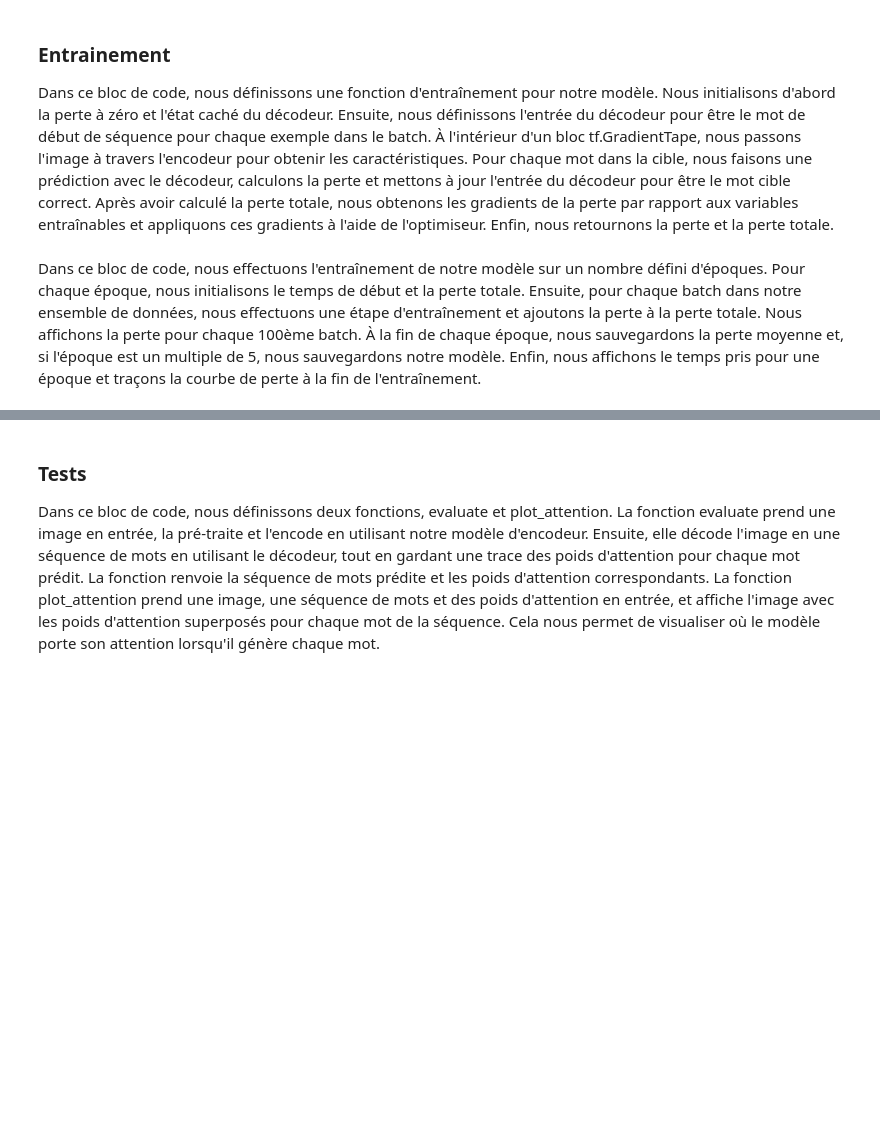
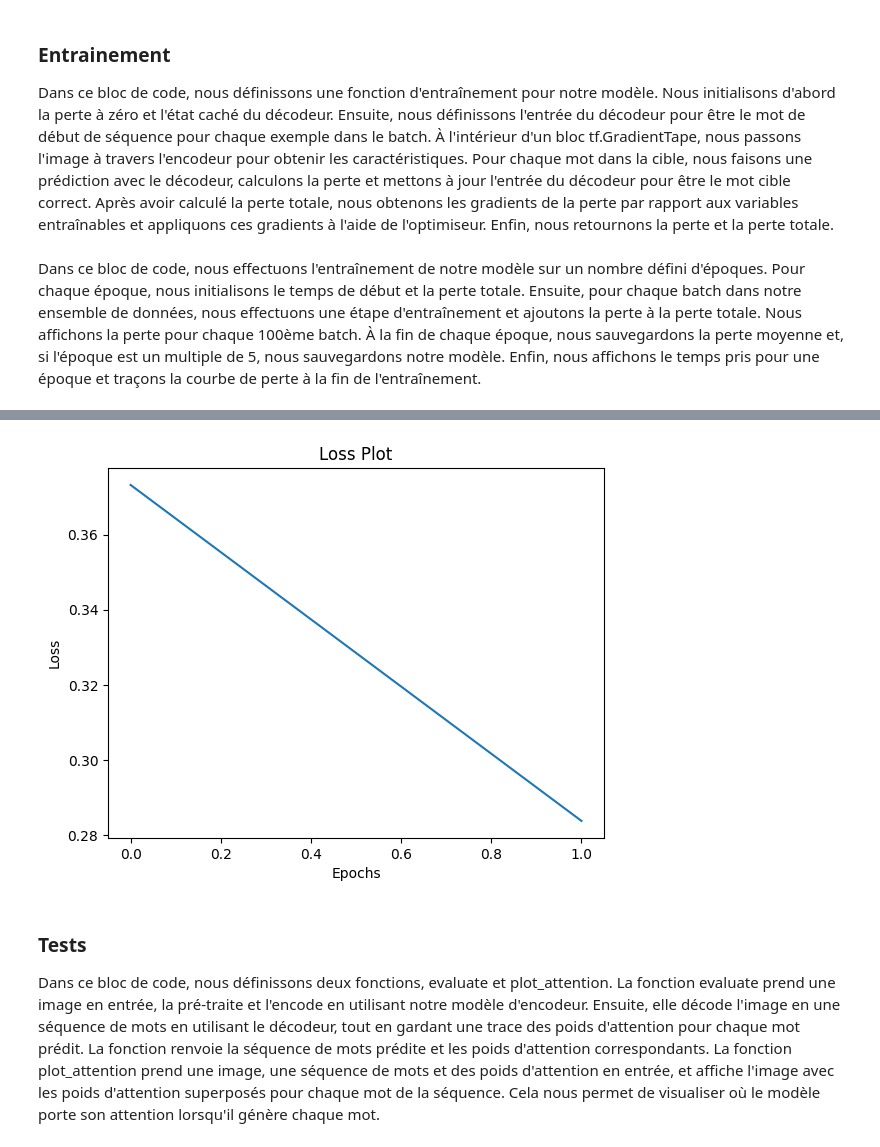
Before and after one commit to romaricDembele/projet_leyenda, a Jupyter notebook: livrable_3.ipynb, the cells around one changed output, grey strips where cells are left out. Drawn from its saved outputs; the diff is of its cells as text; code cells hidden in the pictures; blank space fills up the shorter version.

```diff
--- a/livrable_3.ipynb
+++ b/livrable_3.ipynb
@@ -154,31 +154,27 @@ Ensuite, nous définissons une fonction `load_image` qui prend le chemin d'une i
 import tensorflow as tf
 
 def create_image_features_model(model_name):
-    #Téléchargement du modèle pré-entraîné avec la classification sur ImageNet
     if model_name == 'InceptionV3':
-        image_model = tf.keras.applications.InceptionV3(include_top=False,
-                                                        weights='imagenet')
+        image_model = tf.keras.applications.InceptionV3(include_top=False, weights='imagenet')
+        output_dim = 2048
     elif model_name == 'ResNet50':
-        image_model = tf.keras.applications.ResNet50(include_top=False,
-                                                     weights='imagenet')
+        image_model = tf.keras.applications.ResNet50(include_top=False, weights='imagenet')
+        output_dim = 2048
     elif model_name == 'EfficientNetB0':
-        image_model = tf.keras.applications.EfficientNetB0(include_top=False,
-                                                           weights='imagenet')
+        image_model = tf.keras.applications.EfficientNetB0(include_top=False, weights='imagenet')
+        output_dim = 1280
     else:
-        raise ValueError("Modèle non supporté. Veuillez choisir parmi 'InceptionV3', 'ResNet50' ou 'EfficientNetB0'.")
+        raise ValueError("Modèle non supporté.")
 
-    #Création d'une variable qui sera l'entrée du nouveau modèle de pré-traitement d'images
     new_input = image_model.input
-    #Récupération de la dernière couche cachée qui contient l'image en représentation compacte
     hidden_layer = image_model.layers[-1].output
-    #Modèle qui calcule une représentation dense des images avec le modèle choisi
     image_features_extract_model = tf.keras.Model(new_input, hidden_layer)
+    return image_features_extract_model, output_dim
 
-    return image_features_extract_model
 
 #Appel de la fonction avec le modèle choisi
 model_name = 'InceptionV3'
-image_features_extract_model = create_image_features_model(model_name)
+image_features_extract_model, output_dim = create_image_features_model(model_name)
 #Définition de la fonction load_image
 def load_image(image_path):
     img = \
@@ -344,7 +340,7 @@ Nous créons un dataset de tensors à partir de nos données d'entraînement, pu
 
 Enfin, nous mélangeons les données, les divisons en batchs et préchargeons les prochains éléments pour améliorer les performances.
 # %%
-EPOCHS = 20 #Nombre d'epochs
+EPOCHS = 2 #Nombre d'epochs
 BATCH_SIZE = 64 #Taille du batch
 BUFFER_SIZE = 1000 #Taille du buffer pour melanger les donnes
 embedding_dim = 256 #Taille de l'embedding
@@ -384,18 +380,14 @@ Notre modèle combine un Convolutional Neural Networks (CNN) et un Recurrent Neu
 Dans ce bloc de code, nous définissons une classe CNN_Encoder qui hérite de tf.keras.Model. Cette classe agit comme un encodeur pour notre modèle. Comme nos images sont déjà prétraitées par InceptionV3 et représentées sous une forme compacte, notre encodeur CNN se contente de passer ces caractéristiques à travers une couche dense. La méthode call de cette classe applique la couche dense à l'entrée x et passe ensuite le résultat à travers une fonction d'activation ReLU.
 # %%
 class CNN_Encoder(tf.keras.Model):
-    # Comme les images sont déjà prétraités par InceptionV3 est représenté sous forme compacte
-    # L'encodeur CNN ne fera que transmettre ces caractéristiques à une couche dense
-    def __init__(self, embedding_dim):
+    def __init__(self, embedding_dim, output_dim):
         super(CNN_Encoder, self).__init__()
-        # forme après fc == (batch_size, 64, embedding_dim)
-        self.fc = tf.keras.layers.Dense(embedding_dim)
+        # La couche Dense est désormais configurée pour prendre en compte output_dim
+        self.fc = tf.keras.layers.Dense(embedding_dim, input_shape=(None, output_dim))
 
     def call(self, x):
-        x = \
-            self.fc(x)
-        x = \
-            tf.nn.relu(x)
+        x = self.fc(x)  # Applique une transformation Dense
+        x = tf.nn.relu(x)  # Applique une activation ReLU
         return x
 # %% [markdown]
 ### Le mécanisme d'attention : la classe Bahdanau
@@ -476,7 +468,7 @@ Dans ce bloc de code, nous instancions nos classes d'encodeur et de décodeur. N
 # %%
 # Création de l'encodeur
 encoder = \
-    CNN_Encoder(embedding_dim)
+    CNN_Encoder(embedding_dim, output_dim)
 # Création du décodeur
 decoder = \
     RNN_Decoder(embedding_dim, units, vocab_size)
@@ -583,6 +575,7 @@ def train_epochs(dataset, start_epoch, num_steps, EPOCHS):
     plt.title('Loss Plot')
     plt.show()
 
+start_epoch=0
 # Appel de la fonction
 train_epochs(dataset, start_epoch, num_steps, EPOCHS)
 # %% [output]
@@ -606,3 +591,4 @@ Epoch 5 Batch 0 Loss 0.8582
+[figure, added]
 # %% [markdown]
 ### Tests
 
```
Also changed, not shown: parts of 12 cells of this notebook.
